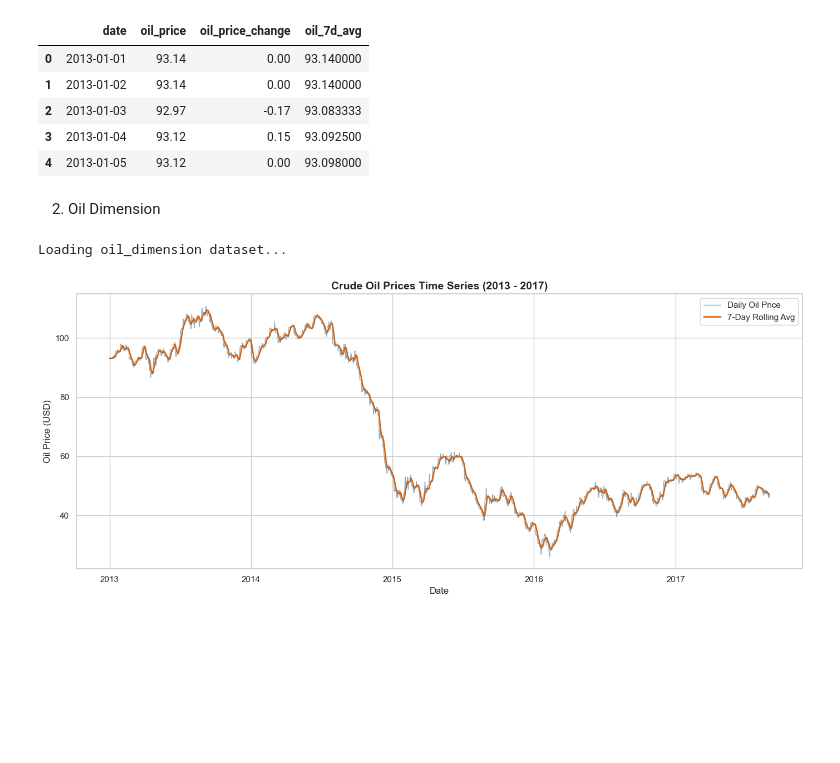
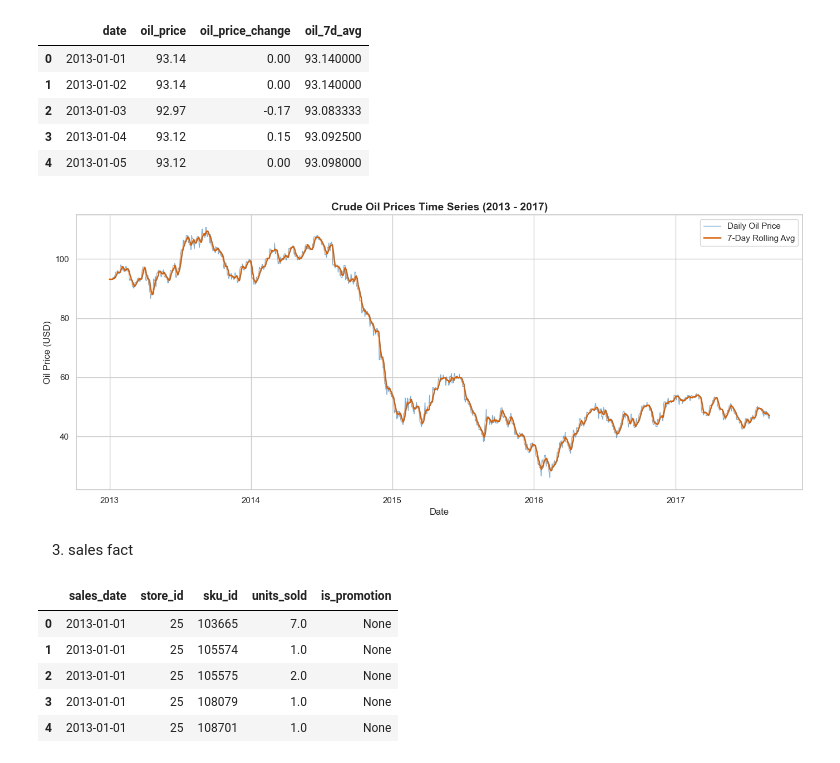
Before and after one commit to ranathungaWK/Inventory-Optimizer, a Jupyter notebook: inventory-lakehouse/notebooks/gold/01_analysing_data.ipynb, the cells around one changed output. Saved outputs shown, nothing was run; the diff lists cells and outputs as text; code cells hidden in the pictures; blank space fills up the shorter version.

```diff
--- a/inventory-lakehouse/notebooks/gold/01_analysing_data.ipynb
+++ b/inventory-lakehouse/notebooks/gold/01_analysing_data.ipynb
@@ -149,17 +156,11 @@ oil_dimension_df.head()
 | 2 | 2013-01-03 | 92.97 | -0.17 | 93.083333 |
 | 3 | 2013-01-04 | 93.12 | 0.15 | 93.092500 |
 | 4 | 2013-01-05 | 93.12 | 0.00 | 93.098000 |
-# %% [markdown]
-02. Oil Dimension
 # %%
 # 02. oil dimension
 # Load and plot crude oil price time series
 import matplotlib.pyplot as plt
 import seaborn as sns
-
-print("Loading oil_dimension dataset...")
-oil_dimension_df = pd.read_parquet(lakehouse_root / "data_lake" / "silver" / "oil_dimension" / "oil_dimension.parquet")
-oil_dimension_df['date'] = pd.to_datetime(oil_dimension_df['date'])
 
 # Set plot style
 sns.set_theme(style="whitegrid")
@@ -193,5 +194,23 @@ plt.legend(fontsize=11, loc="upper right")
 plt.tight_layout()
 plt.show()
 # %% [output]
-Loading oil_dimension dataset...
 [figure]
+# %% [markdown]
+03. sales fact
+# %%
+sale_fact_00_df = pd.read_parquet(lakehouse_root / "data_lake" / "silver" / "sales_fact" / "part_0.parquet")
+sale_fact_01_df = pd.read_parquet(lakehouse_root / "data_lake" / "silver" / "sales_fact" / "part_1.parquet")
+sale_fact_02_df = pd.read_parquet(lakehouse_root / "data_lake" / "silver" / "sales_fact" / "part_2.parquet")
+sale_fact_03_df = pd.read_parquet(lakehouse_root / "data_lake" / "silver" / "sales_fact" / "part_3.parquet")
+sale_fact_04_df = pd.read_parquet(lakehouse_root / "data_lake" / "silver" / "sales_fact" / "part_4.parquet")
+sale_fact_05_df = pd.read_parquet(lakehouse_root / "data_lake" / "silver" / "sales_fact" / "part_5.parquet")
+sale_fact_06_df = pd.read_parquet(lakehouse_root / "data_lake" / "silver" / "sales_fact" / "part_6.parquet")
+# %%
+sale_fact_00_df.head()
+# %% [output]
+|  | sales_date | store_id | sku_id | units_sold | is_promotion |
+| 0 | 2013-01-01 | 25 | 103665 | 7.0 | None |
+| 1 | 2013-01-01 | 25 | 105574 | 1.0 | None |
+| 2 | 2013-01-01 | 25 | 105575 | 2.0 | None |
+| 3 | 2013-01-01 | 25 | 108079 | 1.0 | None |
+| 4 | 2013-01-01 | 25 | 108701 | 1.0 | None |
```
Also changed, not shown: parts of 7 cells of this notebook.
